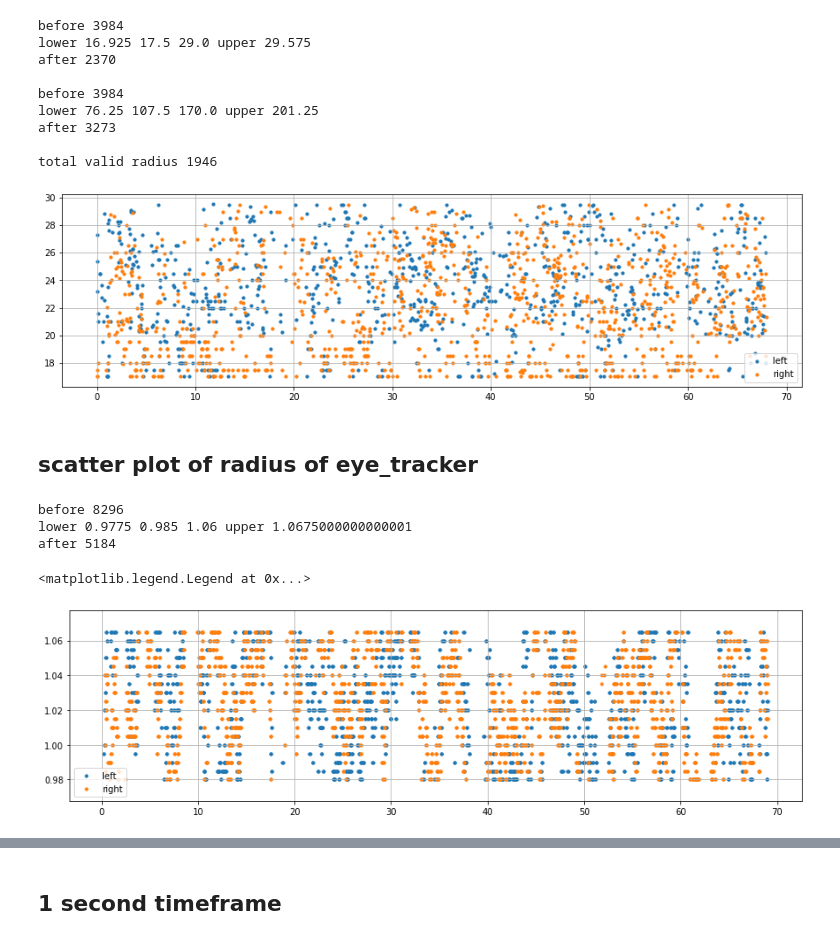
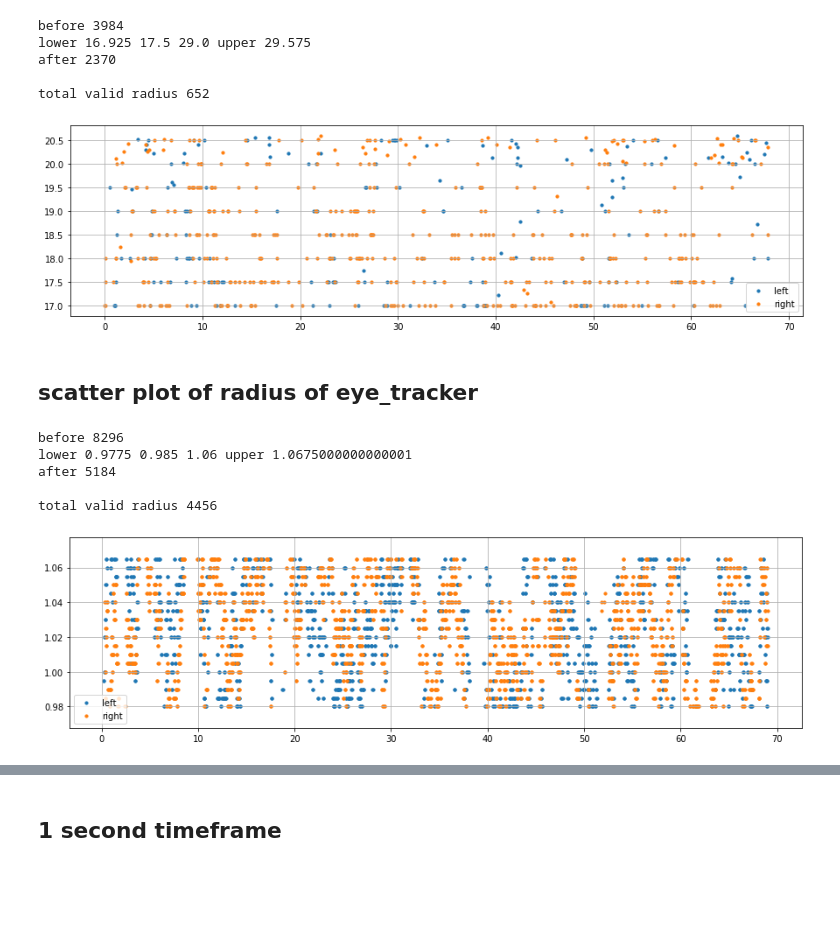
Before and after one commit to kkkkk2017/pupil_data_analysis, a Jupyter notebook: analysis_tobii_opencv_sun.ipynb, the cells around one changed output, grey strips where cells are left out. Cells and saved outputs as stored; diff of their text form; code cells hidden in the pictures; blank space fills up the shorter version.

```diff
--- a/analysis_tobii_opencv_sun.ipynb
+++ b/analysis_tobii_opencv_sun.ipynb
@@ -98,6 +78,7 @@ def eliminate_outliers(values, bias = 0.5):
     return result
 # %%
 #remove by radius
+baseline = 17
 values = np.concatenate( [list(df['left_r']), list(df['right_r'])] )
 sep = len(df['left_r'])
 
@@ -105,52 +86,49 @@ values = eliminate_outliers(values, 0.05)
 df['left_r'] = values[:sep]
 df['right_r'] = values[sep:]
 
-#remove by x coordinate
-values = np.concatenate( [list(df['left_x']), list(df['right_x'])] )
-sep = len(df['left_x'])
+# #remove by x coordinate
+# values = np.concatenate( [list(df['left_x']), list(df['right_x'])] )
+# sep = len(df['left_x'])
 
-values = eliminate_outliers(values)
-df['left_x'] = values[:sep]
-df['right_x'] = values[sep:]
+# values = eliminate_outliers(values)
+# df['left_x'] = values[:sep]
+# df['right_x'] = values[sep:]
 
 left_r = []
 right_r = []
 for i, r in df.iterrows():
-    if np.isnan(r['left_x']):
+    if abs(r['left_r'] - baseline) > 3.6:
         left_r.append(np.nan)
     else:
         left_r.append(r['left_r'])
 
-    if np.isnan(r['right_x']):
+    if abs(r['right_r'] - baseline) > 3.6:
         right_r.append(np.nan)
     else:
         right_r.append(r['right_r'])
 
 df['left_r'] = left_r
 df['right_r'] = right_r
 
 #plot left and right
 fig, ax = plt.subplots(figsize=(15, 4))
 ax.scatter(x=list(df.index), y=df['left_r'], s=10, label='left')
 ax.scatter(x=list(df.index), y=df['right_r'], s=10, label='right')
 ax.grid()
 ax.legend(loc='best')
 
 print('total valid radius', len([i for i in left_r if not np.isnan(i)]) + len([i for i in right_r if not np.isnan(i)]))
 # %% [output]
 before 3984
 lower 16.925 17.5 29.0 upper 29.575
 after 2370
 
-before 3984
-lower 76.25 107.5 170.0 upper 201.25
-after 3273
-
-total valid radius 1946
+total valid radius 652
-[figure, old version]
+[figure, new version]
 # %% [markdown]
 ## scatter plot of radius of eye_tracker
 # %%
+t_baseline = 0.98
 values = np.concatenate( [list(tdf['left_r']), list(tdf['right_r'])] )
 sep = len(tdf['left_r'])
 
@@ -158,17 +136,35 @@ values = eliminate_outliers(values, 0.1)
 tdf['left_r'] = values[:sep]
 tdf['right_r'] = values[sep:]
 
+left_r = []
+right_r = []
+for i, r in tdf.iterrows():
+    if abs(r['left_r'] - t_baseline) > 0.2:
+        left_r.append(np.nan)
+    else:
+        left_r.append(r['left_r'])
+
+    if abs(r['right_r'] - t_baseline) > 0.2:
+        right_r.append(np.nan)
+    else:
+        right_r.append(r['right_r'])
+
+tdf['left_r'] = left_r
+tdf['right_r'] = right_r
+
 #plot left and right
 fig, ax = plt.subplots(figsize=(15, 4))
 ax.scatter(x=list(tdf.index), y=tdf['left_r'], s=10, label='left')
 ax.scatter(x=list(tdf.index), y=tdf['right_r'], s=10, label='right')
 ax.grid()
 ax.legend(loc='best')
+print('total valid radius', len([i for i in left_r if not np.isnan(i)]) + len([i for i in right_r if not np.isnan(i)]))
 # %% [output]
 before 8296
 lower 0.9775 0.985 1.06 upper 1.0675000000000001
 after 5184
+
+total valid radius 4456
-<matplotlib.legend.Legend at 0x...>
 [figure]
 # %%
 #merge left and right
```
Also changed, not shown: parts of 18 cells of this notebook, 3 other files.
